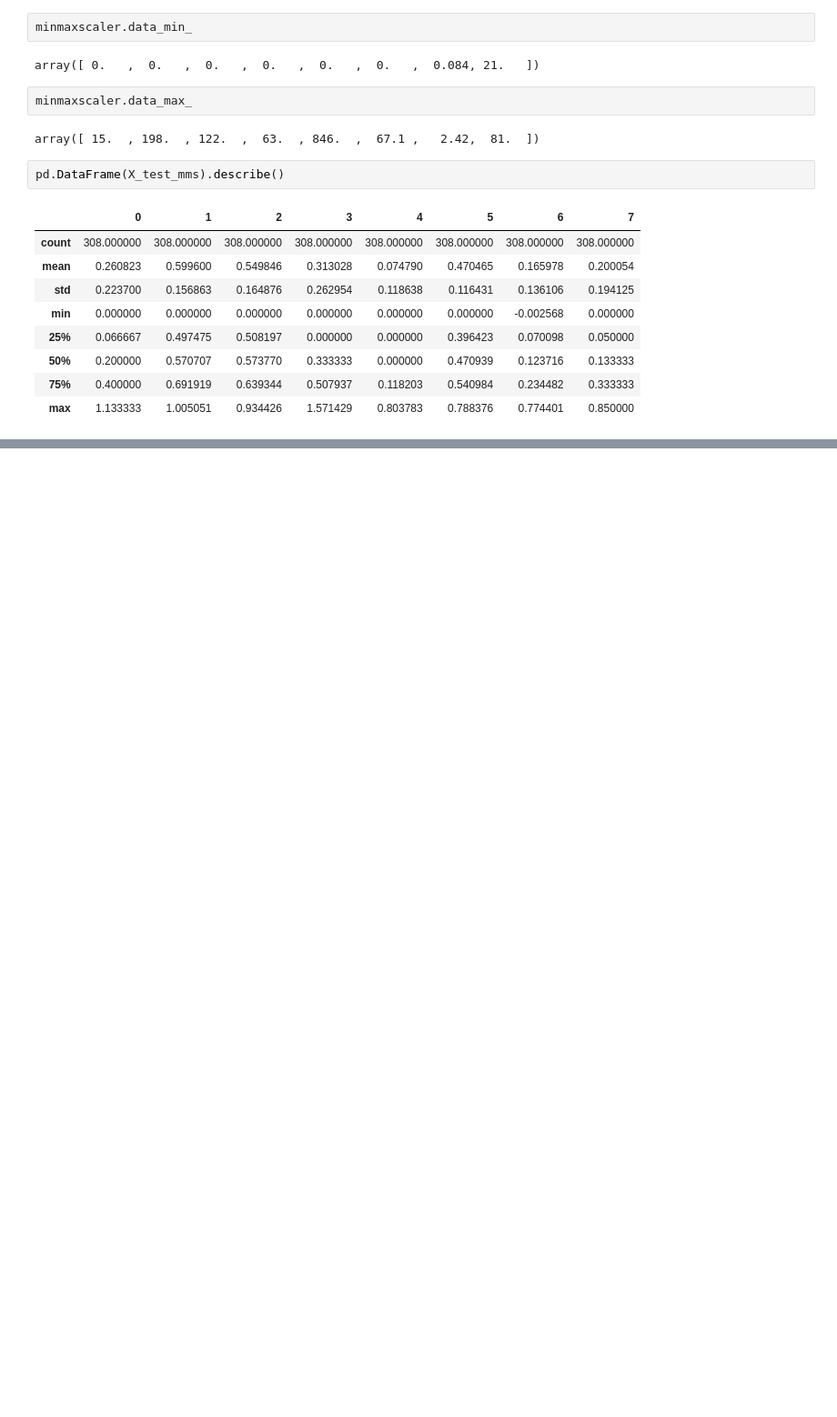
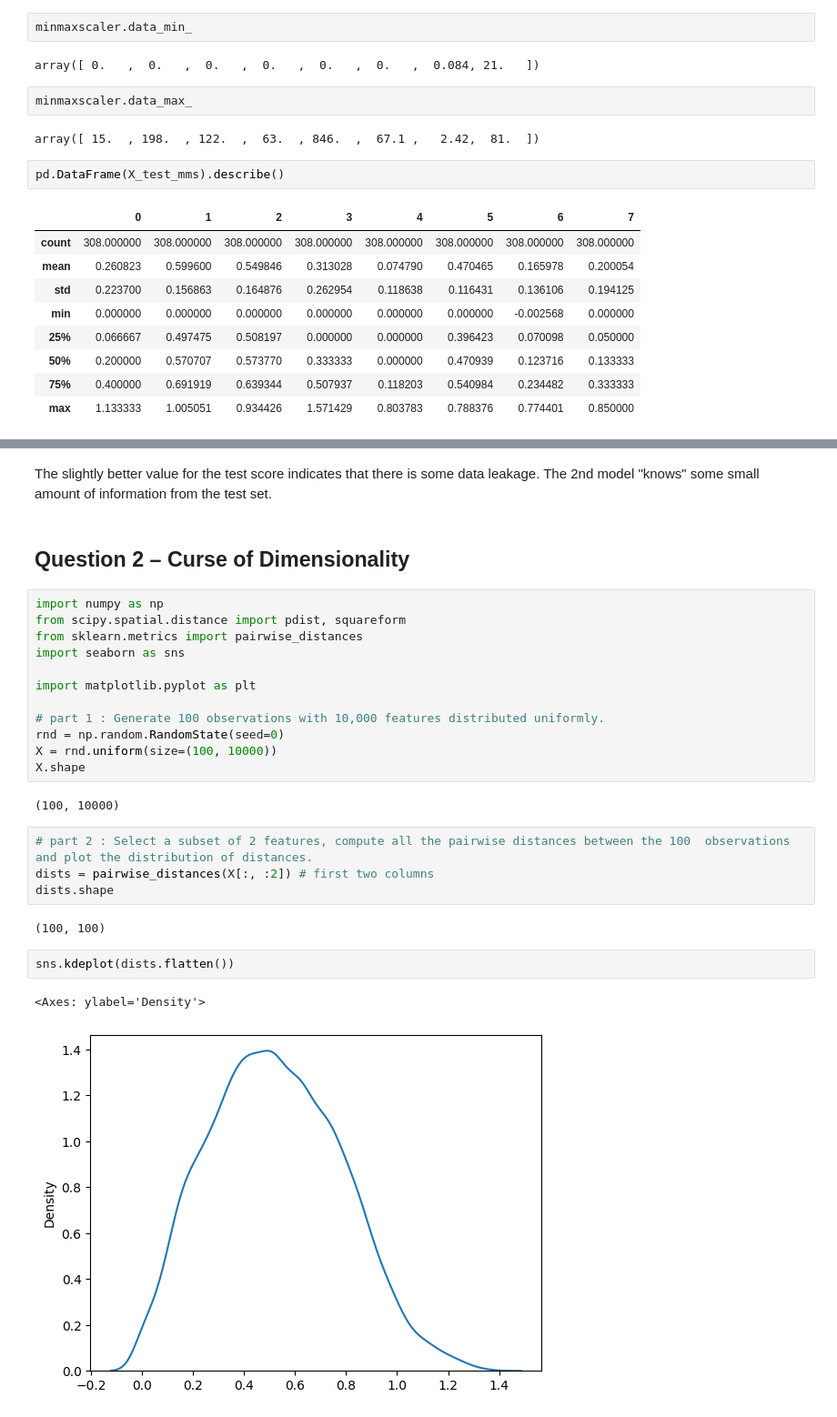
Before and after one commit to Thoprr/MLforDS, a Jupyter notebook: Exo/exo_2.ipynb, the cells around one changed output, grey strips where cells are left out. Shown at 91% size. Cells and saved outputs as stored; diff of their text form; blank space fills up the shorter version.

```diff
--- a/Exo/exo_2.ipynb
+++ b/Exo/exo_2.ipynb
@@ -100,0 +109,29 @@ print(f'Test Score: {test_score}')
+# %% [markdown]
+The slightly better value for the test score indicates that there is some data leakage. The 2nd model "knows" some small amount of information from the test set.
+# %% [markdown]
+## Question 2 – Curse of Dimensionality
+# %%
+import numpy as np
+from scipy.spatial.distance import pdist, squareform
+from sklearn.metrics import pairwise_distances
+import seaborn as sns
+
+import matplotlib.pyplot as plt
+
+# part 1 : Generate 100 observations with 10,000 features distributed uniformly.
+rnd = np.random.RandomState(seed=0)
+X = rnd.uniform(size=(100, 10000))
+X.shape
+# %% [output]
+(100, 10000)
+# %%
+# part 2 : Select a subset of 2 features, compute all the pairwise distances between the 100  observations and plot the distribution of distances.
+dists = pairwise_distances(X[:, :2]) # first two columns
+dists.shape
+# %% [output]
+(100, 100)
+# %%
+sns.kdeplot(dists.flatten())
+# %% [output]
+<Axes: ylabel='Density'>
+[figure, added]
```
Also changed, not shown: parts of 7 cells of this notebook, 1 other file.
